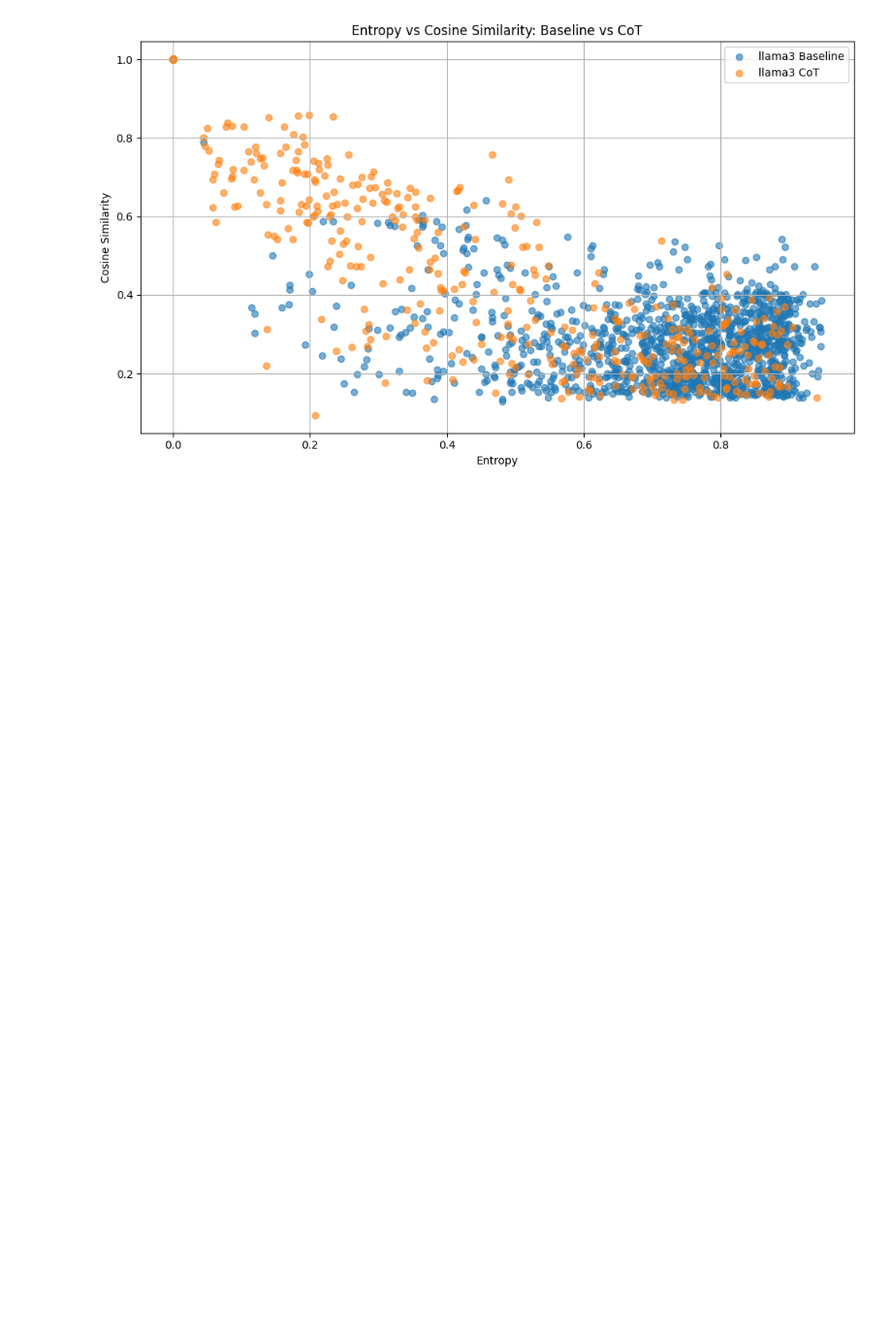
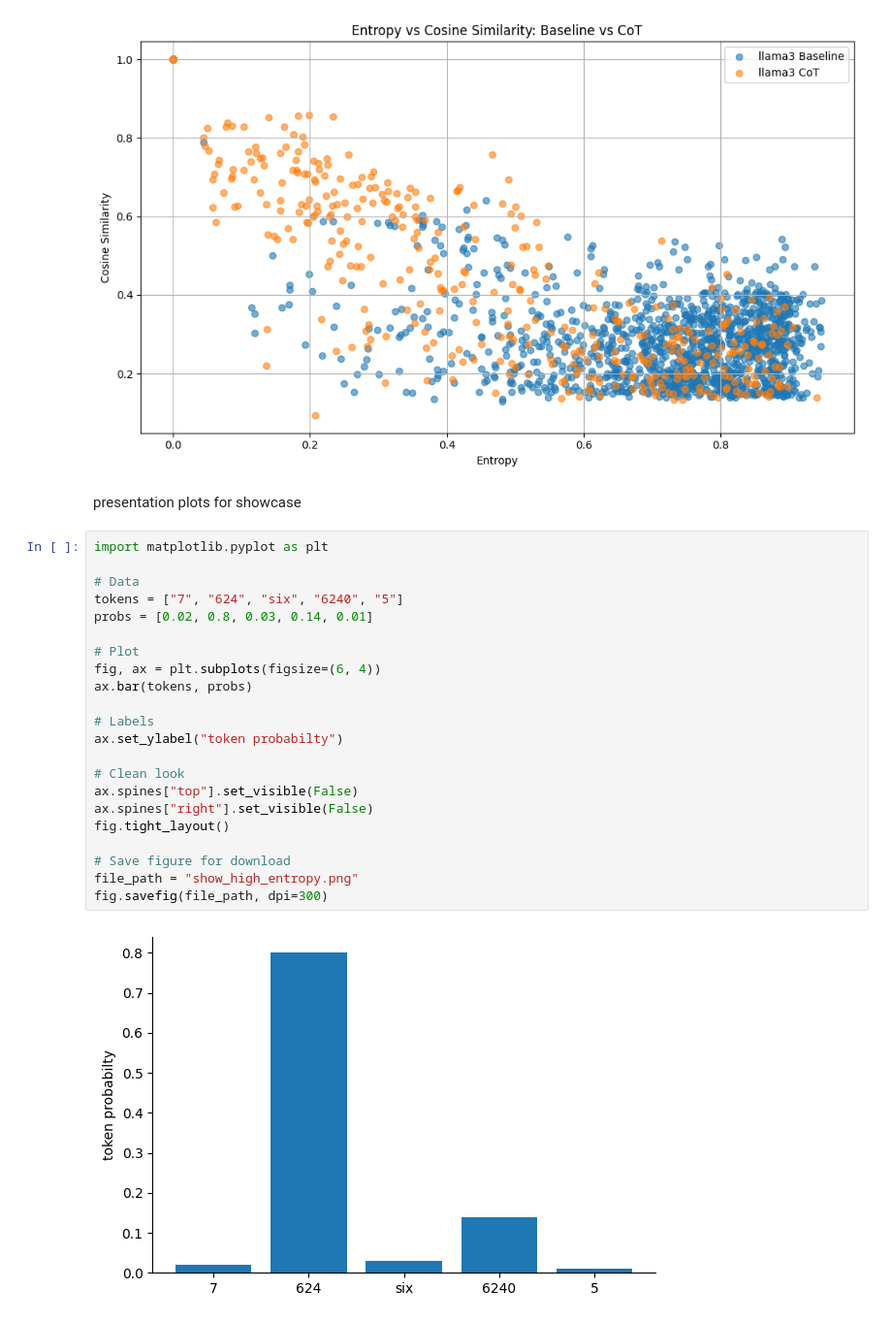
Before and after one commit to itsmejul/llm-confidence, a Jupyter notebook: archive/plots.ipynb, the cells around one changed output. Shown at 97% size. Saved outputs shown, nothing was run; the diff lists cells and outputs as text; blank space fills up the shorter version.

```diff
--- a/utils/plots.ipynb
+++ b/archive/plots.ipynb
@@ -27,3 +27,29 @@ plt.tight_layout()
 plt.savefig(f"{model_name}.png")
 # %% [output]
 [figure]
+# %% [markdown]
+presentation plots for showcase
+# %%
+import matplotlib.pyplot as plt
+
+# Data
+tokens = ["7", "624", "six", "6240", "5"]
+probs = [0.02, 0.8, 0.03, 0.14, 0.01]
+
+# Plot
+fig, ax = plt.subplots(figsize=(6, 4))
+ax.bar(tokens, probs)
+
+# Labels
+ax.set_ylabel("token probabilty")
+
+# Clean look
+ax.spines["top"].set_visible(False)
+ax.spines["right"].set_visible(False)
+fig.tight_layout()
+
+# Save figure for download
+file_path = "show_high_entropy.png"
+fig.savefig(file_path, dpi=300)
+# %% [output]
+[figure, added]
```
Also changed, not shown: parts of 3 cells of this notebook, 26 other files.
